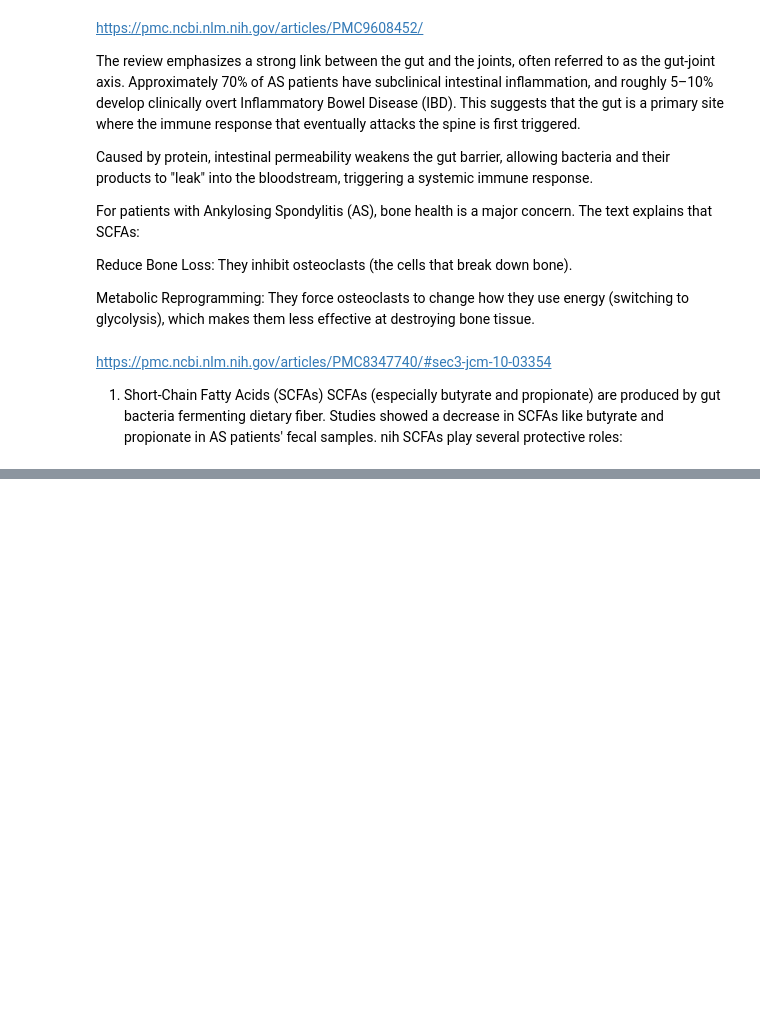
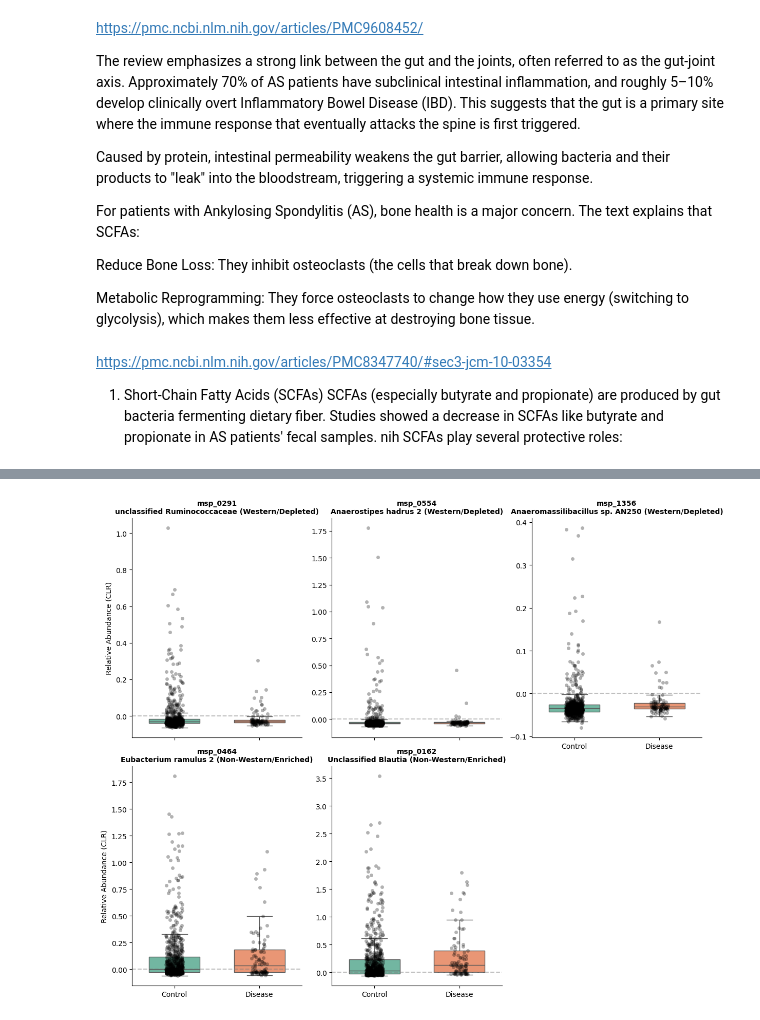
Before and after one commit to dafi03/PA1_repo, a Jupyter notebook: notebook/06_AS.ipynb, the cells around one changed output, grey strips where cells are left out. Saved outputs shown, nothing was run; the diff lists cells and outputs as text; code cells hidden in the pictures; blank space fills up the shorter version.

```diff
--- a/notebook/06_AS.ipynb
+++ b/notebook/06_AS.ipynb
@@ -102,0 +388,45 @@ SCFAs (especially butyrate and propionate) are produced by gut bacteria fermenti
+# %%
+import seaborn as sns
+import matplotlib.pyplot as plt
+
+# 1. Define the 5 MSPs and their expected behavior for the title
+msp_info = {
+    'msp_0291': 'unclassified Ruminococcaceae (Western/Depleted)',
+    'msp_0554': 'Anaerostipes hadrus 2 (Western/Depleted)',
+    'msp_1356': 'Anaeromassilibacillus sp. AN250 (Western/Depleted)',
+    'msp_0464': 'Eubacterium ramulus 2 (Non-Western/Enriched)',
+    'msp_0162': 'Unclassified Blautia (Non-Western/Enriched)'
+}
+
+theory_features = list(msp_info.keys())
+
+# 2. Prepare the data (Using the CLR-transformed values from the previous step)
+# We melt the dataframe to make it "long-form," which Seaborn loves for faceted plots.
+df_long = X_clr[theory_features].copy()
+df_long['Condition'] = labels.values
+df_long = df_long.melt(id_vars='Condition', var_name='MSP', value_name='Relative Abundance (CLR)')
+
+# 3. Create the Visualization
+# We use FacetGrid to get "one-by-one" boxes in a clean layout
+g = sns.FacetGrid(df_long, col="MSP", col_wrap=3, sharey=False, height=5, aspect=0.8)
+
+# Add the boxplot
+g.map_dataframe(sns.boxplot, x='Condition', y='Relative Abundance (CLR)',
+                palette='Set2', fliersize=0, width=0.6)
+
+# Add the individual data points (stripplot) for transparency
+g.map_dataframe(sns.stripplot, x='Condition', y='Relative Abundance (CLR)',
+                color='black', alpha=0.3, jitter=True)
+
+# 4. Clean up titles and labels
+for ax in g.axes.flatten():
+    msp_id = ax.get_title().split('= ')[1]
+    ax.set_title(f"{msp_id}\n{msp_info[msp_id]}", fontsize=10, fontweight='bold')
+    ax.set_xlabel('')
+    # Add a horizontal line at 0 (the mean in CLR space)
+    ax.axhline(0, ls='--', color='gray', alpha=0.5)
+
+plt.tight_layout()
+plt.show()
+# %% [output]
+[figure, added]
```
Also changed, not shown: parts of 17 cells of this notebook, 6 other files.
